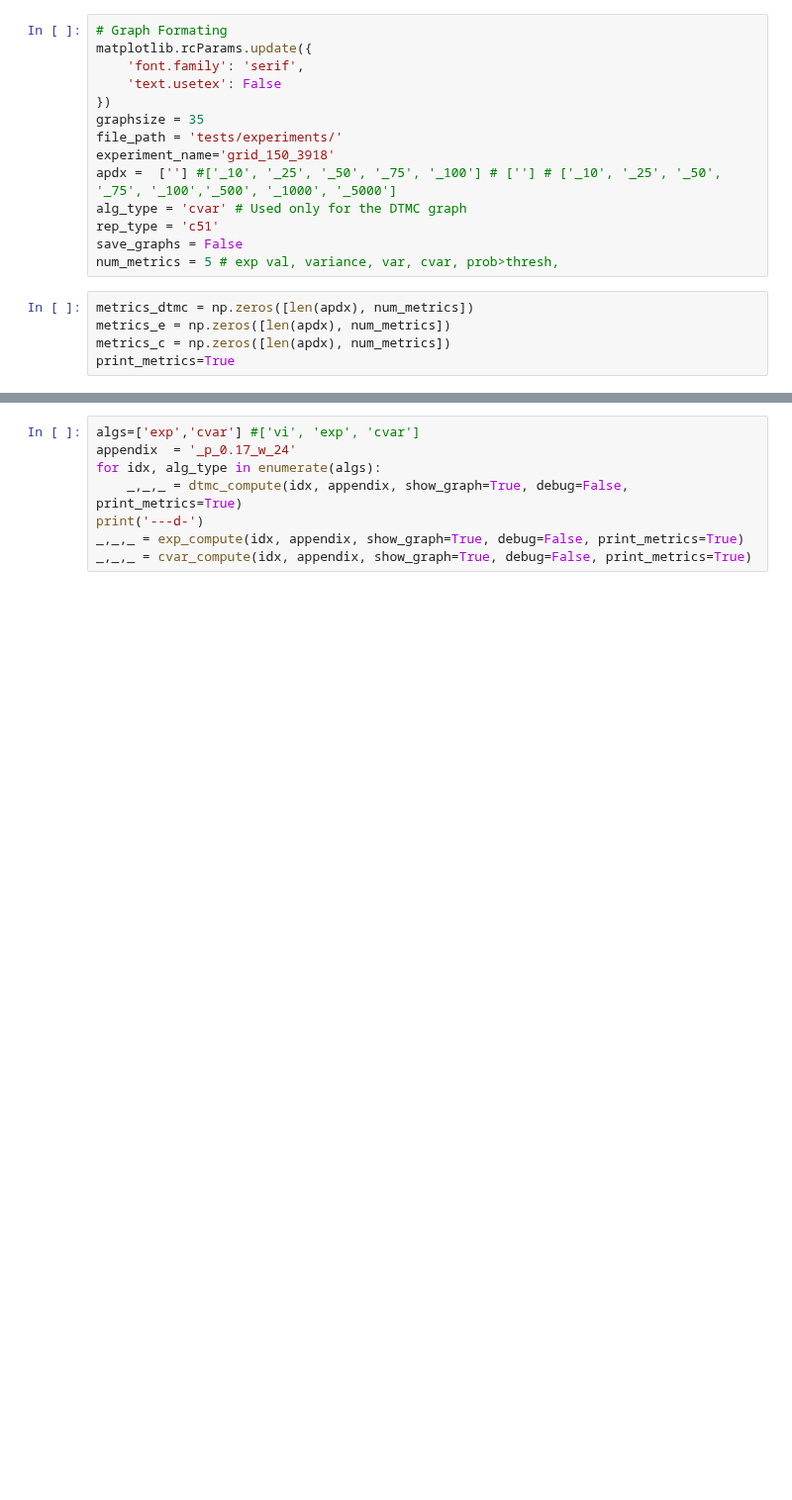
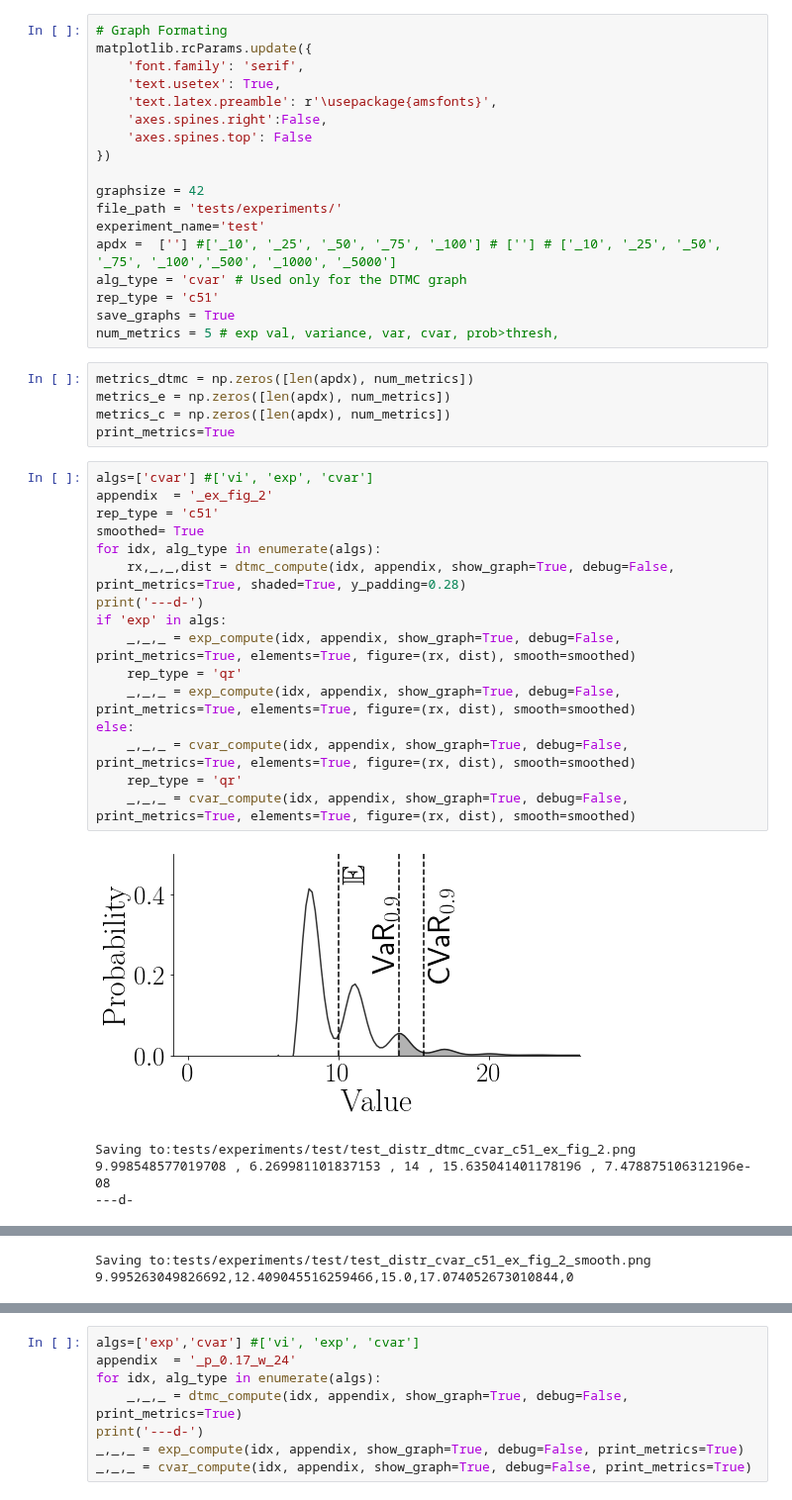
Before and after one commit to yannikschnitzer/prism, a Jupyter notebook: prism/distr.ipynb, the cells around one changed output, grey strips where cells are left out. Shown at 99% size. Drawn from its saved outputs; the diff is of its cells as text; blank space fills up the shorter version.

Commit message:
distribution model graphs +  adjustments to run_experiments.py

```diff
--- a/prism/distr.ipynb
+++ b/prism/distr.ipynb
@@ -273,18 +348,43 @@ fig_size= (12,6)
 # Graph Formating
 matplotlib.rcParams.update({
     'font.family': 'serif',
-    'text.usetex': False
+    'text.usetex': True,
+    'text.latex.preamble': r'\usepackage{amsfonts}',
+    'axes.spines.right':False,
+    'axes.spines.top': False
 })
-graphsize = 35
+
+graphsize = 42
 file_path = 'tests/experiments/'
-experiment_name='grid_150_3918'
+experiment_name='test'
 apdx =  [''] #['_10', '_25', '_50', '_75', '_100'] # [''] # ['_10', '_25', '_50', '_75', '_100','_500', '_1000', '_5000']
 alg_type = 'cvar' # Used only for the DTMC graph
 rep_type = 'c51'
-save_graphs = False
+save_graphs = True
 num_metrics = 5 # exp val, variance, var, cvar, prob>thresh,
 # %%
 metrics_dtmc = np.zeros([len(apdx), num_metrics])
 metrics_e = np.zeros([len(apdx), num_metrics])
 metrics_c = np.zeros([len(apdx), num_metrics])
 print_metrics=True
+# %%
+algs=['cvar'] #['vi', 'exp', 'cvar']
+appendix  = '_ex_fig_2'
+rep_type = 'c51'
+smoothed= True
+for idx, alg_type in enumerate(algs):
+    rx,_,_,dist = dtmc_compute(idx, appendix, show_graph=True, debug=False, print_metrics=True, shaded=True, y_padding=0.28)
+print('---d-')
+if 'exp' in algs:
+    _,_,_ = exp_compute(idx, appendix, show_graph=True, debug=False, print_metrics=True, elements=True, figure=(rx, dist), smooth=smoothed)
+    rep_type = 'qr'
+    _,_,_ = exp_compute(idx, appendix, show_graph=True, debug=False, print_metrics=True, elements=True, figure=(rx, dist), smooth=smoothed)
+else:
+    _,_,_ = cvar_compute(idx, appendix, show_graph=True, debug=False, print_metrics=True, elements=True, figure=(rx, dist), smooth=smoothed)
+    rep_type = 'qr'
+    _,_,_ = cvar_compute(idx, appendix, show_graph=True, debug=False, print_metrics=True, elements=True, figure=(rx, dist), smooth=smoothed)
+# %% [output]
+[figure, added]
+Saving to:tests/experiments/test/test_distr_dtmc_cvar_c51_ex_fig_2.png
+9.998548577019708 , 6.269981101837153 , 14 , 15.635041401178196 , 7.478875106312196e-08
+---d-
@@ -290,0 +392,2 @@ print_metrics=True
+Saving to:tests/experiments/test/test_distr_cvar_c51_ex_fig_2_smooth.png
+9.995263049826692,12.409045516259466,15.0,17.074052673010844,0
```
Also changed, not shown: parts of 7 cells of this notebook, 4 other files.
